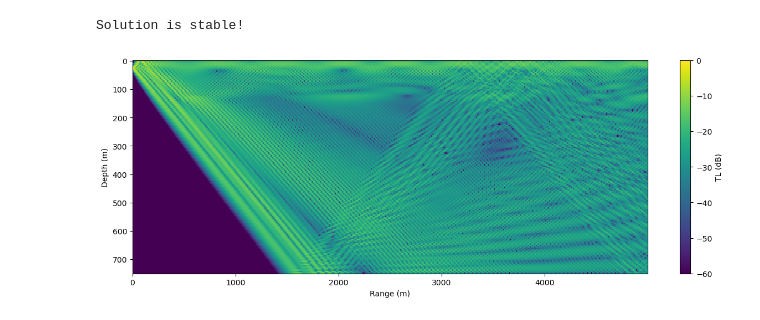
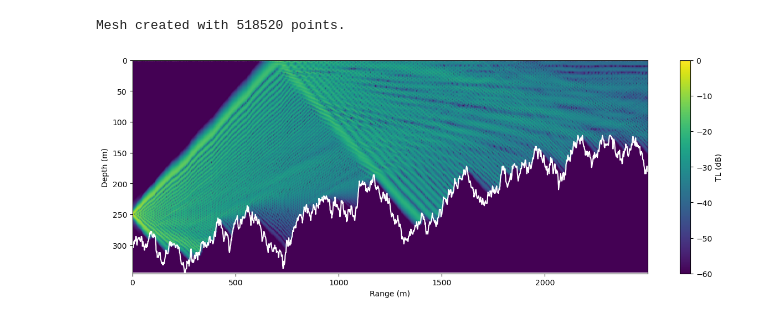
Before and after one commit to ma-casali/acoustic-models, a Jupyter notebook: parabolic_equation_solver.ipynb, the cells around one changed output. Drawn from its saved outputs; the diff is of its cells as text; code cells hidden in the pictures.

Commit message:
Added arbitrary topography capability

```diff
--- a/parabolic_equation_solver.ipynb
+++ b/parabolic_equation_solver.ipynb
@@ -7,22 +9,7 @@ from tqdm import tqdm
 def u0_gaussian(z, G_w = 0.5, G_a = 1, z_s = 100):
     return G_a*(np.exp(-((z - z_s)/G_w)**2) - np.exp(-((-z - z_s)/G_w)**2))
 
-def c_given(f, r, z):
-    # load in SSP table
-    ssp_filename = '2017-002-FA_CTD24.svp'
-    ssp_full_filename = '/Users/matthewcasali/Documents/PythonScripts/acoustic-models/SSP_USGS/' + ssp_filename
-    try:
-        with open(ssp_full_filename, 'r') as file:
-            content = file.read()
-            content = content.split('\n')[3:-1]
-            content = [item.split(' ') for item in content]
-            converted_list = np.array([[float(item) for item in sublist] for sublist in content])
-            z_ssp = converted_list[:,0] # [m] corresponding vertical coordinates for ssp
-            ssp = converted_list[:,1] # [m/s] sound speed profile, https://doi.org/10.5066/P9Y1MSTN
-            ssp_cs = scipy.interpolate.CubicSpline(z_ssp, ssp)
-    except FileNotFoundError:
-        print(f"Error: {file} was not found.", file = ssp_filename)
-    c_start = ssp_cs(z)
-    c = np.tile(np.append(np.append(1e-6, c_start), c_start[-1]), (np.size(r),1))
-    return c
+def u0_monopole(z, z_s, k_0, k):
+    u_0 = 1/(k**2 + (z - z_s)**2)*np.exp(1j*k_0*np.sqrt(k**2 + (z - z_s)**2))
+    return u_0
 # %%
@@ -115,23 +103,23 @@ def ifd_pe(f, r, z, c_func, u0_func, k = None, h = None):
 # %%
-# defining depth and range
-z = np.arange(0,750) # [m]
-r = np.arange(0,5000) # [m]
-f = 100 # [Hz]
+f = 250 # [Hz]
+r_max = 2500 # [m]
+z_0 = 300 # [m]
+z_s = 250 # [m]
+z_lims = [0, 500] # [m]
 
-[u,r,z] = ifd_pe(f, r, z, c_given, u0_gaussian)
+[theta, alpha, rho, r_mesh, z_mesh, mesh_ssp, topo] = generate_physical_params(f, r_max, z_0, z_lims, roughness = 5, plot_flag = False)
+u = ifd_pe(f, topo, r_mesh, z_mesh, mesh_ssp, alpha, np.transpose(np.tile(theta, (np.shape(alpha)[1],1))), rho, u0_monopole, z_s)
 # %% [output]
-Solution is stable!
+Mesh created with 518520 points.
 # %%
 fig, ax = plt.subplots(figsize = (15,5))
-plotR = np.append(r,r[-1]+7)
-plotZ = np.append(z,z[-1]+0.1)
-X, Y = np.meshgrid(plotR, plotZ)
-im = ax.pcolormesh(r, z, np.transpose(20*np.log10(np.abs(u[:,1:-1]/np.max(u[0,:])))), vmin = -60)
+im = ax.pcolormesh(r_mesh, z_mesh, np.transpose(20*np.log10(np.abs(u/np.max(u[0,:])))), vmin = -60, shading='gouraud')
+ax.plot(r_mesh, topo, 'w')
 ax.invert_yaxis()
 ax.set_ylabel('Depth (m)')
 ax.set_xlabel('Range (m)')
 cbar = fig.colorbar(im, ax=ax, label='TL (dB)')
 
-plt.savefig('/Users/matthewcasali/Documents/PythonScripts/acoustic-models/Figures/100Hz_5km.png')
+plt.savefig('Figures/250Hz_with_topography.png')
 # %% [output]
-[figure, old version]
+[figure, new version]
```
Also changed, not shown: parts of 2 cells of this notebook, 2 other files.
